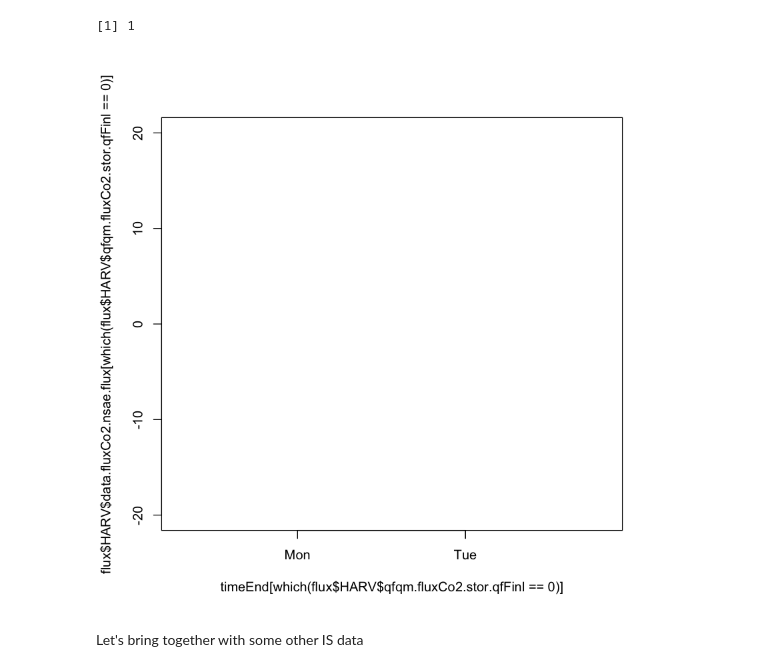
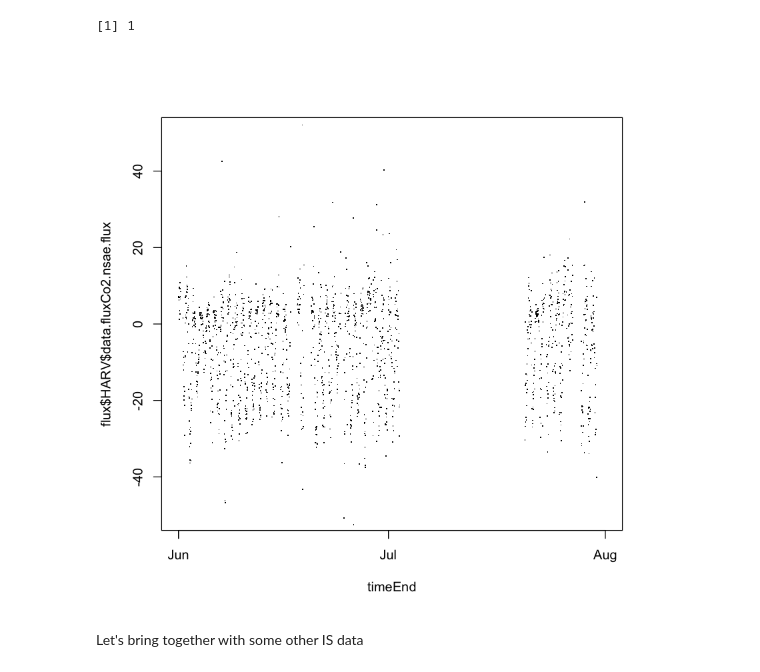
Before and after one commit to cklunch/sandbox, a Jupyter notebook: EC_HDF/EC_data_explore.ipynb, the cells around one changed output. Saved outputs shown, nothing was run; the diff lists cells and outputs as text; code cells hidden in the pictures.

```diff
--- a/EC_HDF/EC_data_explore.ipynb
+++ b/EC_HDF/EC_data_explore.ipynb
@@ -116,11 +138,10 @@ timeEnd <- strptime(timeEnd, format="%Y-%m-%dT%H:%M:%S")
 
 timeBgn <- as.POSIXct(timeBgn)
 timeEnd <- as.POSIXct(timeEnd)
-
-plot(flux$HARV$data.fluxCo2.nsae.flux[which(flux$HARV$qfqm.fluxCo2.stor.qfFinl==0)]~
-     timeEnd[which(flux$HARV$qfqm.fluxCo2.stor.qfFinl==0)], pch=".", ylim=c(-20,20))
-# %% [output]
-[figure, removed]
+# %%
+plot(flux$HARV$data.fluxCo2.nsae.flux~timeEnd, pch=".", ylim=c(-50,50))
+# %% [output]
+[figure, added]
 # %% [markdown]
 Let's bring together with some other IS data
 # %%
```
Also changed, not shown: parts of 11 cells of this notebook.
